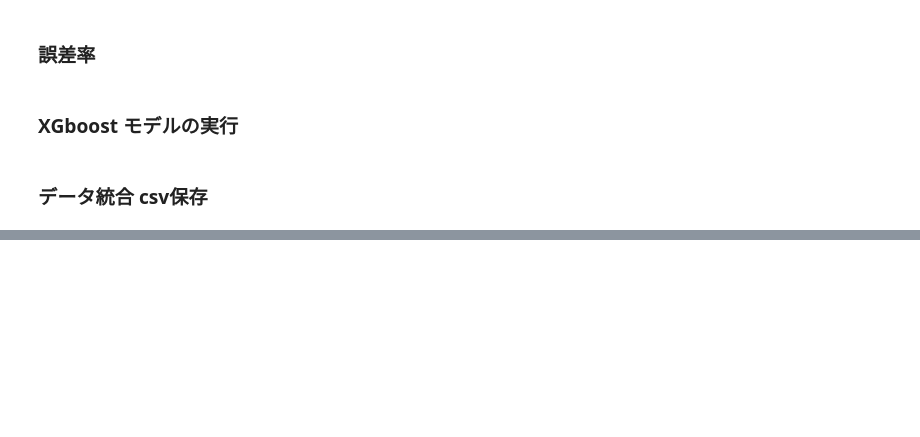
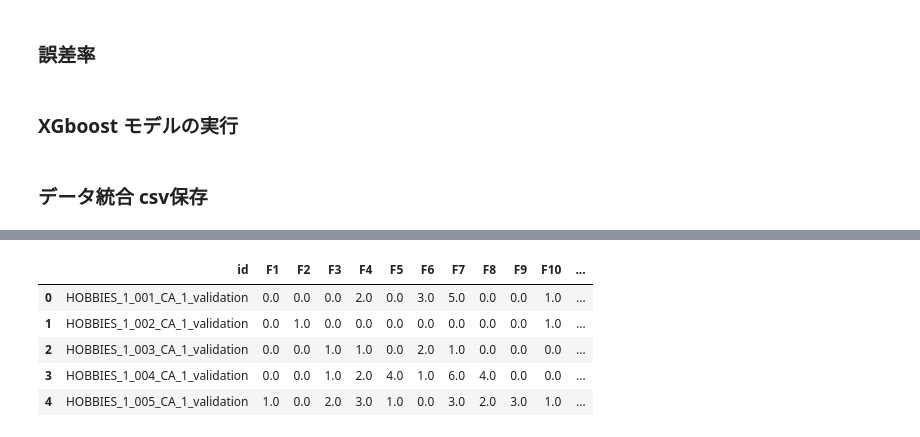
Before and after one commit to KJMAN678/kaggleM5, a Jupyter notebook: M5.ipynb, the cells around one changed output, grey strips where cells are left out. Cells and saved outputs as stored; diff of their text form; code cells hidden in the pictures; blank space fills up the shorter version.

```diff
--- a/M5.ipynb
+++ b/M5.ipynb
@@ -691,3 +678,13 @@ pre_uni_am = pre_uni.set_index('id') * 0.2 + pre_uni2.set_index('id') * 0.7 + pr
+# %%
+pre_uni_am = pd.concat([ss["id"], pre_uni_am], axis=1)
+pre_uni_am.head()
+# %% [output]
+|  | id | F1 | F2 | F3 | F4 | F5 | F6 | F7 | F8 | F9 | F10 | ... |
+| 0 | HOBBIES_1_001_CA_1_validation | 0.0 | 0.0 | 0.0 | 2.0 | 0.0 | 3.0 | 5.0 | 0.0 | 0.0 | 1.0 | ... |
+| 1 | HOBBIES_1_002_CA_1_validation | 0.0 | 1.0 | 0.0 | 0.0 | 0.0 | 0.0 | 0.0 | 0.0 | 0.0 | 1.0 | ... |
+| 2 | HOBBIES_1_003_CA_1_validation | 0.0 | 0.0 | 1.0 | 1.0 | 0.0 | 2.0 | 1.0 | 0.0 | 0.0 | 0.0 | ... |
+| 3 | HOBBIES_1_004_CA_1_validation | 0.0 | 0.0 | 1.0 | 2.0 | 4.0 | 1.0 | 6.0 | 4.0 | 0.0 | 0.0 | ... |
+| 4 | HOBBIES_1_005_CA_1_validation | 1.0 | 0.0 | 2.0 | 3.0 | 1.0 | 0.0 | 3.0 | 2.0 | 3.0 | 1.0 | ... |
 # %%
 del pre_uni, pre_uni2, pre_uni3
 gc.collect()
```
Also changed, not shown: parts of 15 cells of this notebook, 4 other files.
